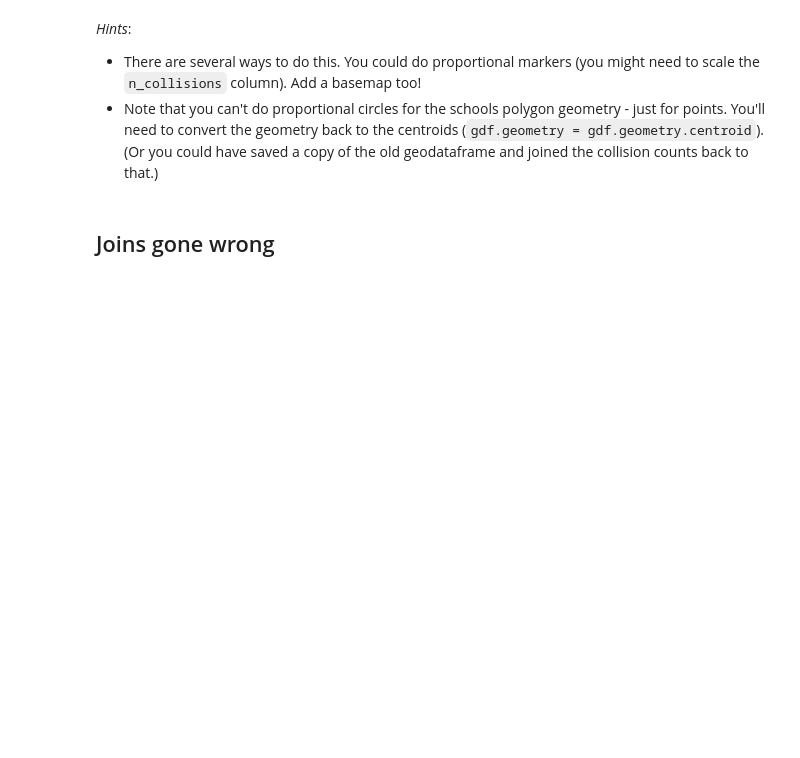
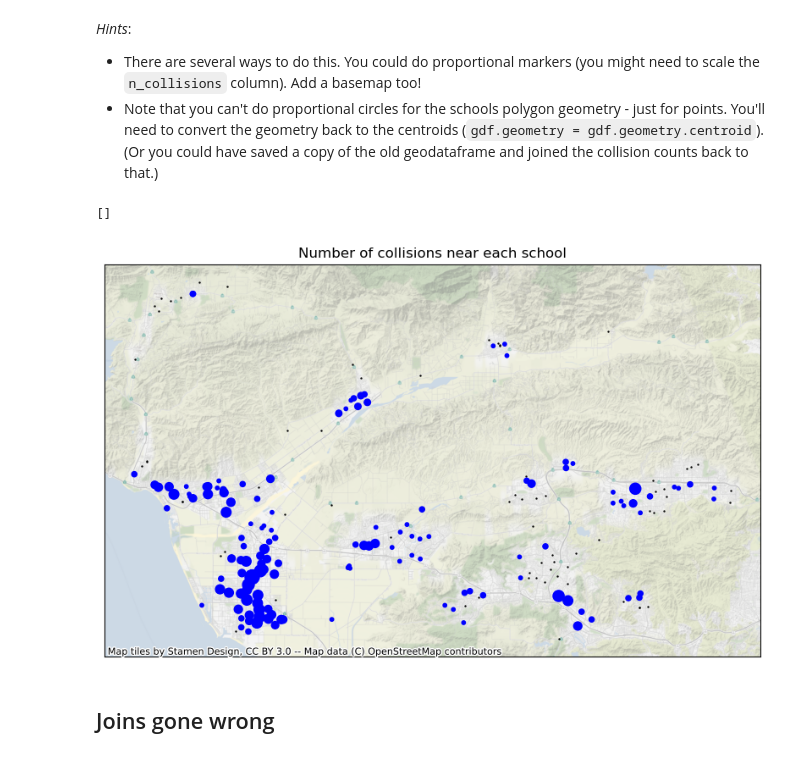
Before and after one commit to chnvd/urbandatascience_chaithra, a Jupyter notebook: classes/Class 4.ipynb, the cells around one changed output. Cells and saved outputs as stored; diff of their text form; code cells hidden in the pictures; blank space fills up the shorter version.

```diff
--- a/classes/Class 4.ipynb
+++ b/classes/Class 4.ipynb
@@ -457,7 +455,7 @@ schools=schools.to_crs('EPSG:3497')
 For example: `gdf.geometry = gdf.geometry.buffer(100)`.
 # %%
 # creating buffer
-collisionGdf.geometry = gdf.geometry.buffer(100)
+schools.geometry = schools.geometry.buffer(1000)
 # %% [markdown]
 <div class="alert alert-block alert-info">
 <strong>Exercise:</strong> Add a column to the schools data with the number of collisions within 1km.
@@ -465,3 +463,20 @@ collisionGdf.geometry = gdf.geometry.buffer(100)
 *Hint*: You should now be able to follow steps 3-5 using the same procedure as with the EnviroScreen data.
 # %%
 # your code here
+
+# The Scode looks promising as an id column. Let's check that it is unique
+print(schools.SCode.is_unique)
+
+# spatial join
+tmpgdf = gpd.sjoin(schools, collisionGdf, predicate='intersects')
+tmpgdf.head() # check it worked
+
+# group by
+collision_counts = tmpgdf.groupby('SCode').size()
+collision_counts.name = 'n_collisions'
+collision_counts.head() # check it worked
+
+# join back
+schools = schools.set_index('SCode').join(collision_counts)
+schools.n_collisions.fillna(0, inplace=True)
+schools.n_collisions.describe()
@@ -474,6 +500,30 @@ collisionGdf.geometry = gdf.geometry.buffer(100)
 * Note that you can't do proportional circles for the schools polygon geometry - just for points. You'll need to convert the geometry back to the centroids (`gdf.geometry = gdf.geometry.centroid`). (Or you could have saved a copy of the old geodataframe and joined the collision counts back to that.)
 # %%
 # your code here
+
+import matplotlib.pyplot as plt
+import contextily as ctx
+
+schools.geometry = schools.geometry.centroid
+fig, ax = plt.subplots(figsize=(10,10))
+
+# my first try
+# looks like we need to make the markers bigger
+#schools.plot(markersize='n_collisions', ax=ax)
+
+schools['n_collisions_scaled'] = schools.n_collisions*10
+# plot all the schools first, so we don't ignore those ones with zero collisions
+schools.to_crs('EPSG:3857').plot(ax=ax, markersize=0.5, color='k')
+# plot the proportional markers
+schools.to_crs('EPSG:3857').plot(markersize='n_collisions_scaled', color='b', ax=ax)
+
+ctx.add_basemap(ax=ax, alpha=0.5, zoom=13)
+ax.set_title('Number of collisions near each school')
+ax.set_xticks([])
+ax.set_yticks([])
+# %% [output]
+[]
+[figure, added]
 # %% [markdown]
 ## Joins gone wrong
 # %% [markdown]
```
Also changed, not shown: parts of 10 cells of this notebook, 5 other files.
